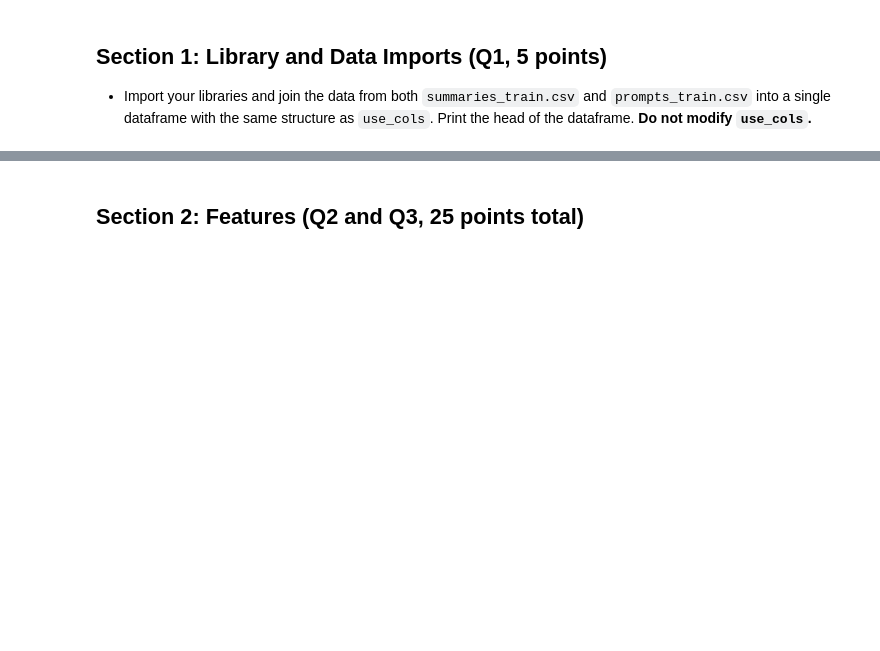
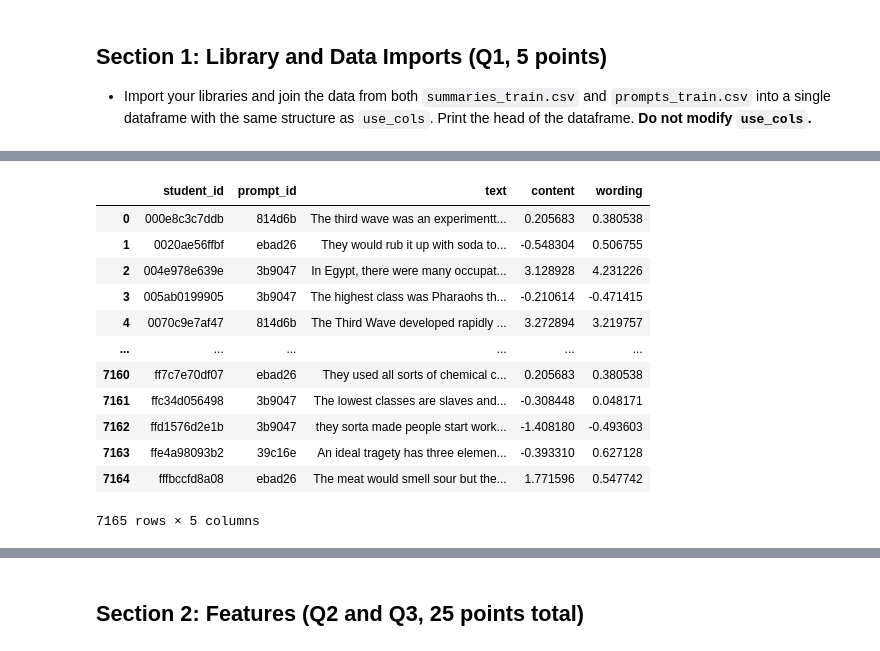
Before and after one commit to PrathameshBagal/Data-Science, a Jupyter notebook: Copy_of_cse519_hw2_last_first_123456789.ipynb, the cells around one changed output, grey strips where cells are left out. Saved outputs shown, nothing was run; the diff lists cells and outputs as text; code cells hidden in the pictures; blank space fills up the shorter version.

```diff
--- a/Copy_of_cse519_hw2_last_first_123456789.ipynb
+++ b/Copy_of_cse519_hw2_last_first_123456789.ipynb
@@ -113,0 +120,16 @@ dtypes = {
+# %%
+summaries_train
+# %% [output]
+|  | student_id | prompt_id | text | content | wording |
+| 0 | 000e8c3c7ddb | 814d6b | The third wave was an experimentt... | 0.205683 | 0.380538 |
+| 1 | 0020ae56ffbf | ebad26 | They would rub it up with soda to... | -0.548304 | 0.506755 |
+| 2 | 004e978e639e | 3b9047 | In Egypt, there were many occupat... | 3.128928 | 4.231226 |
+| 3 | 005ab0199905 | 3b9047 | The highest class was Pharaohs th... | -0.210614 | -0.471415 |
+| 4 | 0070c9e7af47 | 814d6b | The Third Wave developed rapidly ... | 3.272894 | 3.219757 |
+| ... | ... | ... | ... | ... | ... |
+| 7160 | ff7c7e70df07 | ebad26 | They used all sorts of chemical c... | 0.205683 | 0.380538 |
+| 7161 | ffc34d056498 | 3b9047 | The lowest classes are slaves and... | -0.308448 | 0.048171 |
+| 7162 | ffd1576d2e1b | 3b9047 | they sorta made people start work... | -1.408180 | -0.493603 |
+| 7163 | ffe4a98093b2 | 39c16e | An ideal tragety has three elemen... | -0.393310 | 0.627128 |
+| 7164 | fffbccfd8a08 | ebad26 | The meat would smell sour but the... | 1.771596 | 0.547742 |
+7165 rows × 5 columns
```
Also changed, not shown: parts of 6 cells of this notebook.
